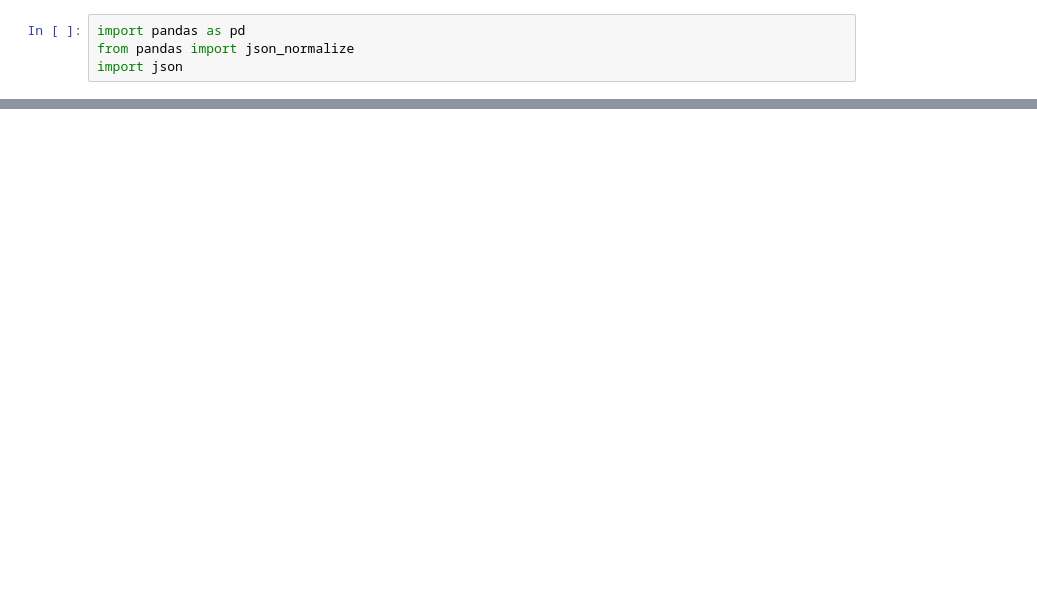
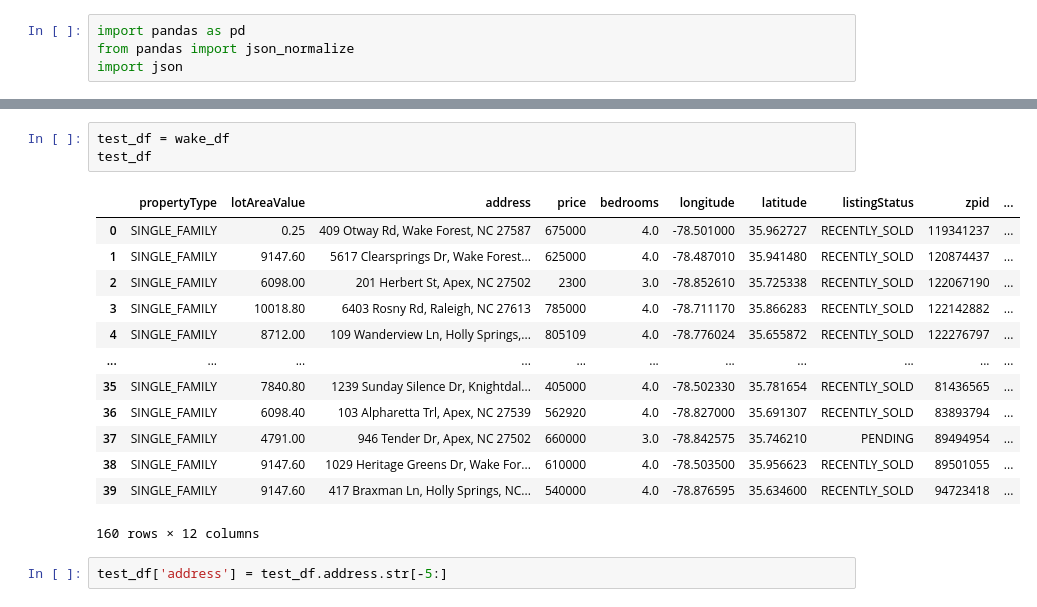
Before and after one commit to robgmizzou/Housing-Capstone, a Jupyter notebook: Zillow API test.ipynb, the cells around one changed output, grey strips where cells are left out. Cells and saved outputs as stored; diff of their text form; blank space fills up the shorter version.

```diff
--- a/Zillow API test.ipynb
+++ b/Zillow API test.ipynb
@@ -54 +218,20 @@ df.head()
+# %%
+test_df = wake_df
+test_df
+# %% [output]
+|  | propertyType | lotAreaValue | address | price | bedrooms | longitude | latitude | listingStatus | zpid | ... |
+| 0 | SINGLE_FAMILY | 0.25 | 409 Otway Rd, Wake Forest, NC 27587 | 675000 | 4.0 | -78.501000 | 35.962727 | RECENTLY_SOLD | 119341237 | ... |
+| 1 | SINGLE_FAMILY | 9147.60 | 5617 Clearsprings Dr, Wake Forest... | 625000 | 4.0 | -78.487010 | 35.941480 | RECENTLY_SOLD | 120874437 | ... |
+| 2 | SINGLE_FAMILY | 6098.00 | 201 Herbert St, Apex, NC 27502 | 2300 | 3.0 | -78.852610 | 35.725338 | RECENTLY_SOLD | 122067190 | ... |
+| 3 | SINGLE_FAMILY | 10018.80 | 6403 Rosny Rd, Raleigh, NC 27613 | 785000 | 4.0 | -78.711170 | 35.866283 | RECENTLY_SOLD | 122142882 | ... |
+| 4 | SINGLE_FAMILY | 8712.00 | 109 Wanderview Ln, Holly Springs,... | 805109 | 4.0 | -78.776024 | 35.655872 | RECENTLY_SOLD | 122276797 | ... |
+| ... | ... | ... | ... | ... | ... | ... | ... | ... | ... | ... |
+| 35 | SINGLE_FAMILY | 7840.80 | 1239 Sunday Silence Dr, Knightdal... | 405000 | 4.0 | -78.502330 | 35.781654 | RECENTLY_SOLD | 81436565 | ... |
+| 36 | SINGLE_FAMILY | 6098.40 | 103 Alpharetta Trl, Apex, NC 27539 | 562920 | 4.0 | -78.827000 | 35.691307 | RECENTLY_SOLD | 83893794 | ... |
+| 37 | SINGLE_FAMILY | 4791.00 | 946 Tender Dr, Apex, NC 27502 | 660000 | 3.0 | -78.842575 | 35.746210 | PENDING | 89494954 | ... |
+| 38 | SINGLE_FAMILY | 9147.60 | 1029 Heritage Greens Dr, Wake For... | 610000 | 4.0 | -78.503500 | 35.956623 | RECENTLY_SOLD | 89501055 | ... |
+| 39 | SINGLE_FAMILY | 9147.60 | 417 Braxman Ln, Holly Springs, NC... | 540000 | 4.0 | -78.876595 | 35.634600 | RECENTLY_SOLD | 94723418 | ... |
+160 rows × 12 columns
+# %%
+test_df['address'] = test_df.address.str[-5:]
 # %%
```
Also changed, not shown: parts of 15 cells of this notebook.
